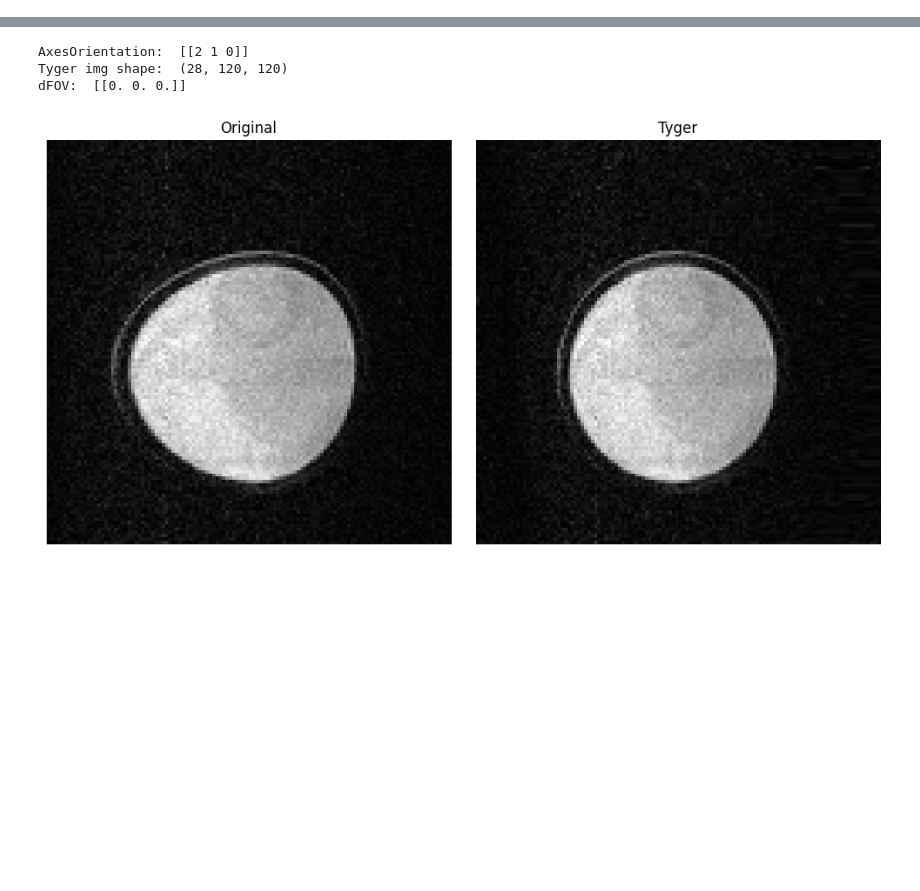
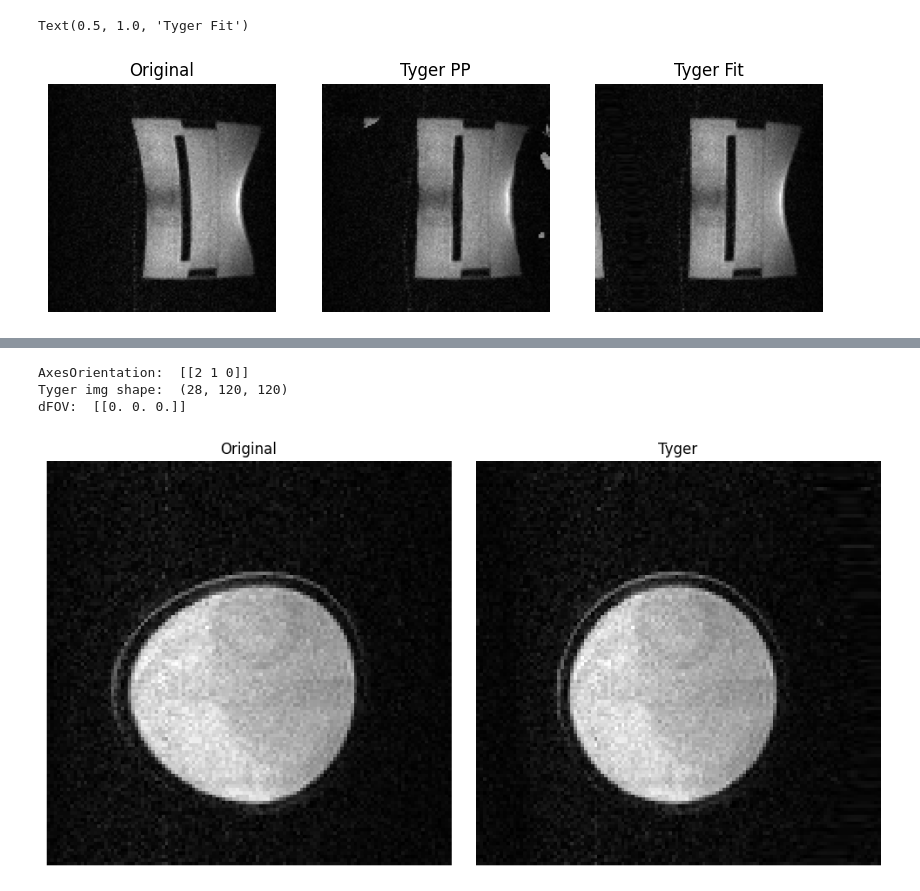
Before and after one commit to mriLab-i3M/Tyger_MRIlab, a Jupyter notebook: RARE_recon/run_files/plots.ipynb, the cells around one changed output, grey strips where cells are left out. Cells and saved outputs as stored; diff of their text form; code cells hidden in the pictures; blank space fills up the shorter version.

```diff
--- a/RARE_recon/run_files/plots.ipynb
+++ b/RARE_recon/run_files/plots.ipynb
@@ -7,3 +7,28 @@ import matplotlib.gridspec as gridspec
 import numpy as np
 from matplotlib.widgets import Slider
 import yaml
+# %%
+rawData = '/home/tyger/tyger_repo_may/next1SPDSpp/RarePyPulseq.2025.07.07.12.33.23.753.mat'
+nSlice = 14
+
+rawData_pos = sio.loadmat(rawData)
+img3D_tygerPP = rawData_pos['tygerPP'][0]
+img3D_tygerFit = rawData_pos['tygerFit'][0]
+img3D_or = np.abs(rawData_pos['image3D'])
+
+fig, (ax1, ax2, ax3) = plt.subplots(1, 3, figsize=(10, 5))
+
+ax1.imshow(img3D_or[nSlice,:,:], cmap='gray')
+ax1.axis('off')
+ax1.set_title('Original')
+
+ax2.imshow(img3D_tygerPP[nSlice, :,:], cmap='gray')
+ax2.axis('off')
+ax2.set_title('Tyger PP')
+
+ax3.imshow(img3D_tygerFit[nSlice, :,:], cmap='gray')
+ax3.axis('off')
+ax3.set_title('Tyger Fit')
+# %% [output]
+Text(0.5, 1.0, 'Tyger Fit')
+[figure, added]
```
Also changed, not shown: parts of 1 cell of this notebook, 10 other files.
